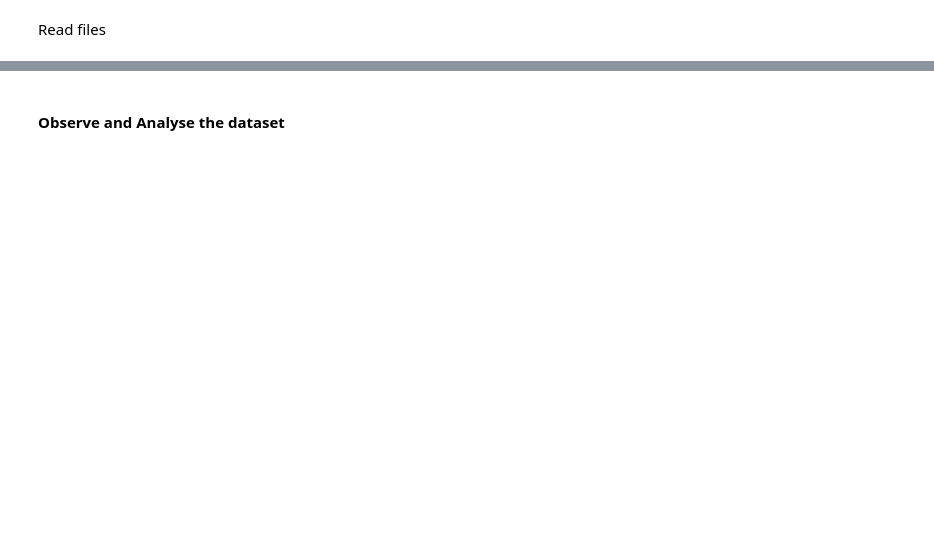
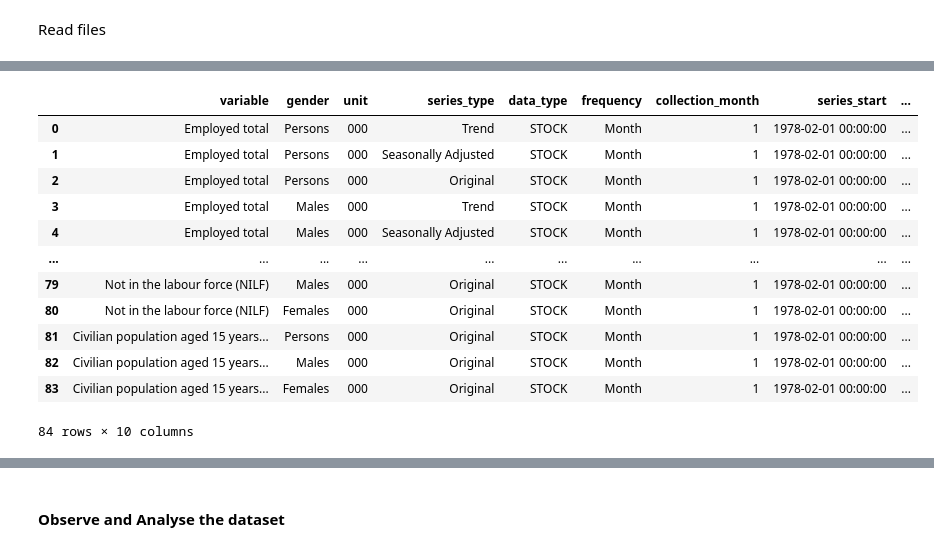
Before and after one commit to Abotyt/australiaMarketExpansionStrategy, a Jupyter notebook: AustralianUnemployedPrediction/DataWrangling&Cleaning/DataCleaning.ipynb, the cells around one changed output, grey strips where cells are left out. Cells and saved outputs as stored; diff of their text form; code cells hidden in the pictures; blank space fills up the shorter version.

```diff
--- a/AustralianUnemployedPrediction/DataWrangling&Cleaning/DataCleaning.ipynb
+++ b/AustralianUnemployedPrediction/DataWrangling&Cleaning/DataCleaning.ipynb
@@ -37,0 +162,3 @@ EmploymentByState_NewSouthWales_Original = pd.read_excel(EmploymentByState_NewSo
+# %%
+variables_original = list(mata_data_updated_columns['variable'])
+variables_original
@@ -37,0 +183,31 @@ EmploymentByState_NewSouthWales_Original = pd.read_excel(EmploymentByState_NewSo
+# %%
+# Split the variable with genders
+variables = []
+genders = []
+for i, o in enumerate(variables_original):
+    splited_object = o.split(';')
+    #get the variable and gender from the string
+    one_variable = splited_object[0].strip()
+    strip_chars = string.whitespace + string.punctuation + string.digits
+    one_gender = splited_object[1].strip(strip_chars)
+    variables.append(one_variable)
+    genders.append(one_gender)
+# %%
+# add gender and variable to the dataset
+mata_data_updated_columns.insert(1, 'gender', genders)
+mata_data_updated_columns['variable'] = variables
+mata_data_updated_columns
+# %% [output]
+|  | variable | gender | unit | series_type | data_type | frequency | collection_month | series_start | ... |
+| 0 | Employed total | Persons | 000 | Trend | STOCK | Month | 1 | 1978-02-01 00:00:00 | ... |
+| 1 | Employed total | Persons | 000 | Seasonally Adjusted | STOCK | Month | 1 | 1978-02-01 00:00:00 | ... |
+| 2 | Employed total | Persons | 000 | Original | STOCK | Month | 1 | 1978-02-01 00:00:00 | ... |
+| 3 | Employed total | Males | 000 | Trend | STOCK | Month | 1 | 1978-02-01 00:00:00 | ... |
+| 4 | Employed total | Males | 000 | Seasonally Adjusted | STOCK | Month | 1 | 1978-02-01 00:00:00 | ... |
+| ... | ... | ... | ... | ... | ... | ... | ... | ... | ... |
+| 79 | Not in the labour force (NILF) | Males | 000 | Original | STOCK | Month | 1 | 1978-02-01 00:00:00 | ... |
+| 80 | Not in the labour force (NILF) | Females | 000 | Original | STOCK | Month | 1 | 1978-02-01 00:00:00 | ... |
+| 81 | Civilian population aged 15 years... | Persons | 000 | Original | STOCK | Month | 1 | 1978-02-01 00:00:00 | ... |
+| 82 | Civilian population aged 15 years... | Males | 000 | Original | STOCK | Month | 1 | 1978-02-01 00:00:00 | ... |
+| 83 | Civilian population aged 15 years... | Females | 000 | Original | STOCK | Month | 1 | 1978-02-01 00:00:00 | ... |
+84 rows × 10 columns
```
Also changed, not shown: parts of 153 cells of this notebook.
